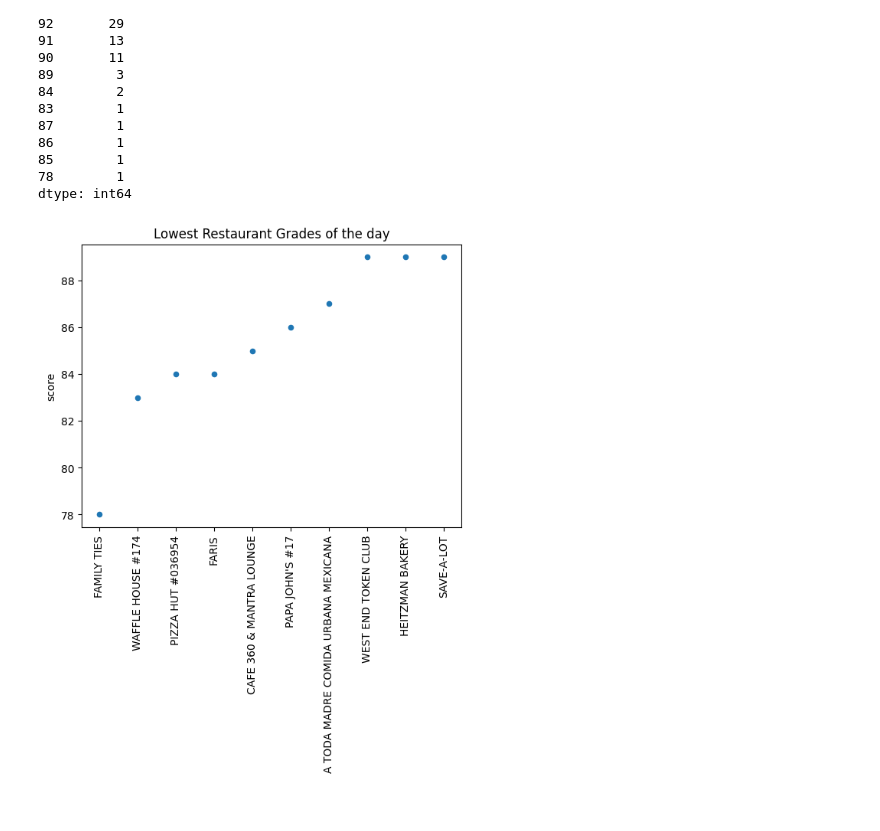
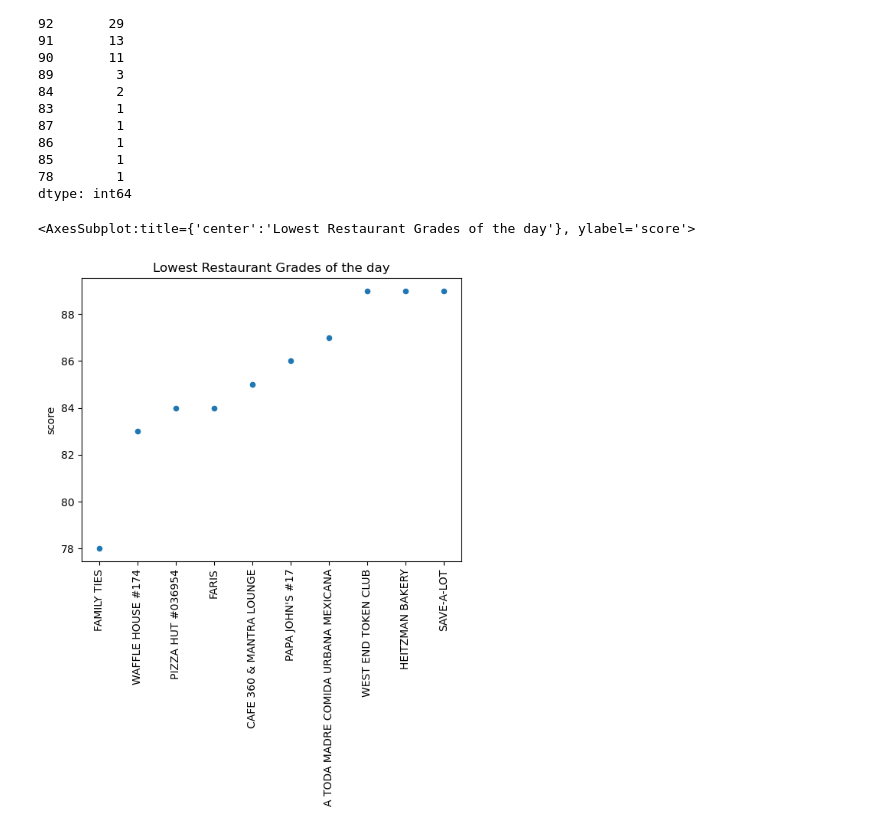
Before and after one commit to dmorton714/-restaurant_inspection_scores, a Jupyter notebook: rest_pull.ipynb, the cells around one changed output. Saved outputs shown, nothing was run; the diff lists cells and outputs as text; code cells hidden in the pictures.

```diff
--- a/rest_pull.ipynb
+++ b/rest_pull.ipynb
@@ -102,6 +106,7 @@ dtype: int64
 df = df.sort_values(by='score', ascending=True)
 # %%
 df = df[0:10]
-df.plot.scatter( title = "Lowest Restaurant Grades of the day",x = 'EstablishmentName', y = 'score', rot = 'vertical', xlabel = "",);
+df.plot.scatter( title = "Lowest Restaurant Grades of the day",x = 'EstablishmentName', y = 'score', rot = 'vertical', xlabel = "")
 # %% [output]
+<AxesSubplot:title={'center':'Lowest Restaurant Grades of the day'}, ylabel='score'>
-[figure, old version]
+[figure, new version]
```
Also changed, not shown: parts of 3 cells of this notebook, 5 other files.
